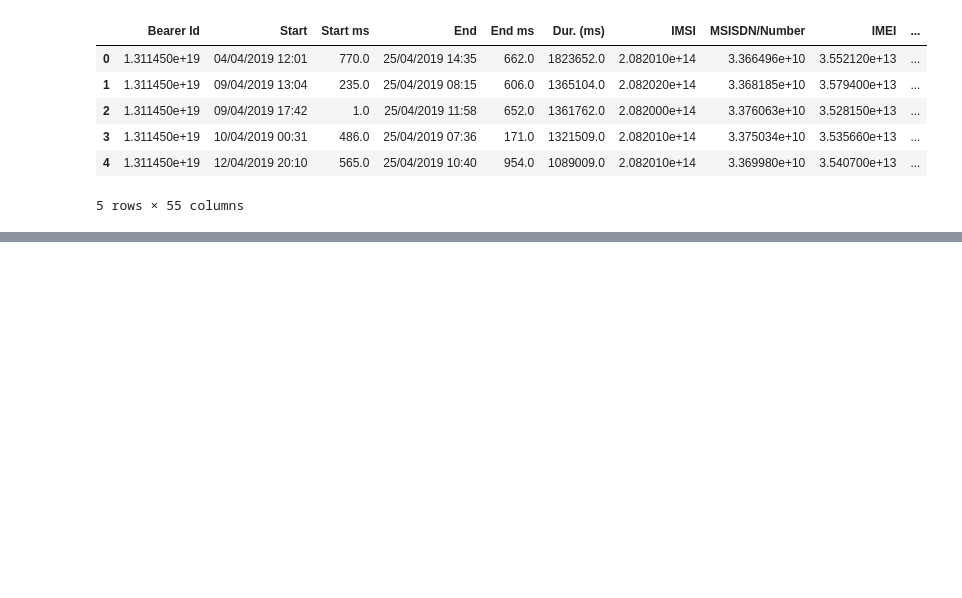
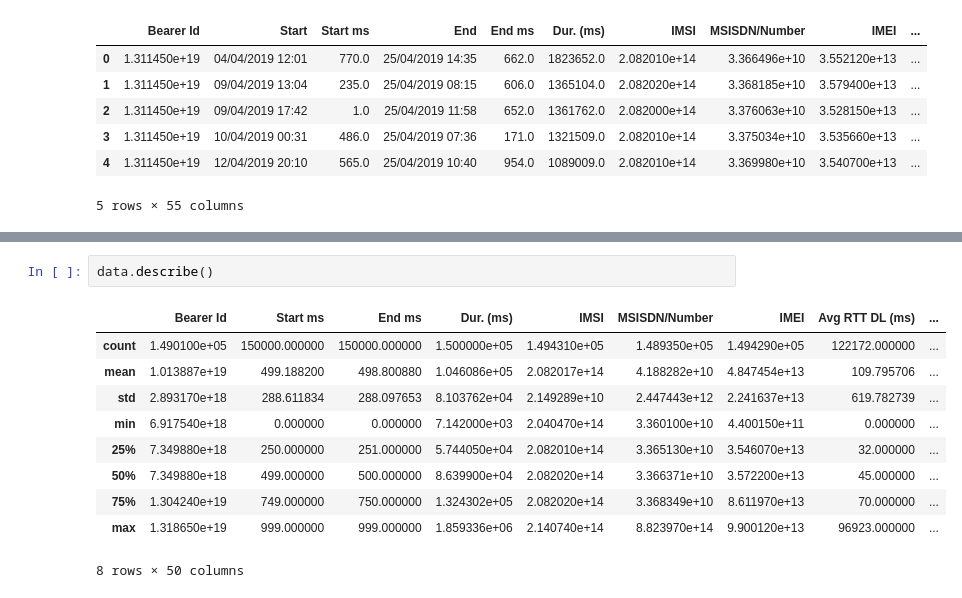
Before and after one commit to Tilda98/TelecommunicationDataAnalysis, a Jupyter notebook: notebook/data_understanding.ipynb, the cells around one changed output, grey strips where cells are left out. Drawn from its saved outputs; the diff is of its cells as text; blank space fills up the shorter version.

```diff
--- a/notebook/data_understanding.ipynb
+++ b/notebook/data_understanding.ipynb
@@ -15,0 +64,13 @@ data.head()
+# %%
+data.describe()
+# %% [output]
+|  | Bearer Id | Start ms | End ms | Dur. (ms) | IMSI | MSISDN/Number | IMEI | Avg RTT DL (ms) | ... |
+| count | 1.490100e+05 | 150000.000000 | 150000.000000 | 1.500000e+05 | 1.494310e+05 | 1.489350e+05 | 1.494290e+05 | 122172.000000 | ... |
+| mean | 1.013887e+19 | 499.188200 | 498.800880 | 1.046086e+05 | 2.082017e+14 | 4.188282e+10 | 4.847454e+13 | 109.795706 | ... |
+| std | 2.893170e+18 | 288.611834 | 288.097653 | 8.103762e+04 | 2.149289e+10 | 2.447443e+12 | 2.241637e+13 | 619.782739 | ... |
+| min | 6.917540e+18 | 0.000000 | 0.000000 | 7.142000e+03 | 2.040470e+14 | 3.360100e+10 | 4.400150e+11 | 0.000000 | ... |
+| 25% | 7.349880e+18 | 250.000000 | 251.000000 | 5.744050e+04 | 2.082010e+14 | 3.365130e+10 | 3.546070e+13 | 32.000000 | ... |
+| 50% | 7.349880e+18 | 499.000000 | 500.000000 | 8.639900e+04 | 2.082020e+14 | 3.366371e+10 | 3.572200e+13 | 45.000000 | ... |
+| 75% | 1.304240e+19 | 749.000000 | 750.000000 | 1.324302e+05 | 2.082020e+14 | 3.368349e+10 | 8.611970e+13 | 70.000000 | ... |
+| max | 1.318650e+19 | 999.000000 | 999.000000 | 1.859336e+06 | 2.140740e+14 | 8.823970e+14 | 9.900120e+13 | 96923.000000 | ... |
+8 rows × 50 columns
```
Also changed, not shown: parts of 7 cells of this notebook.
